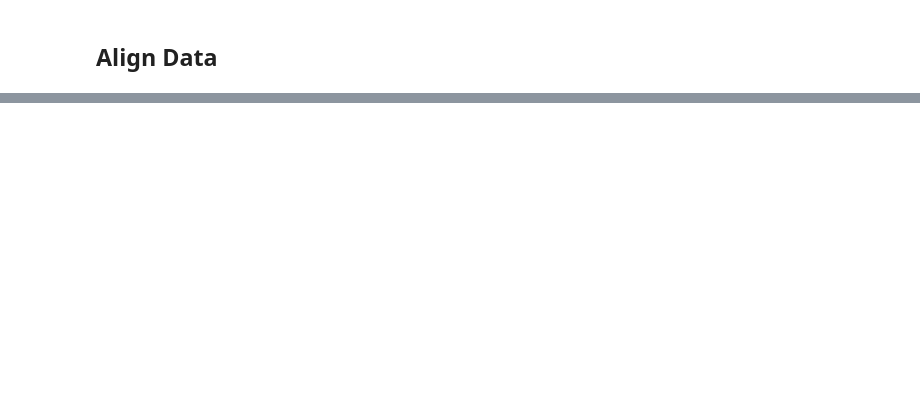
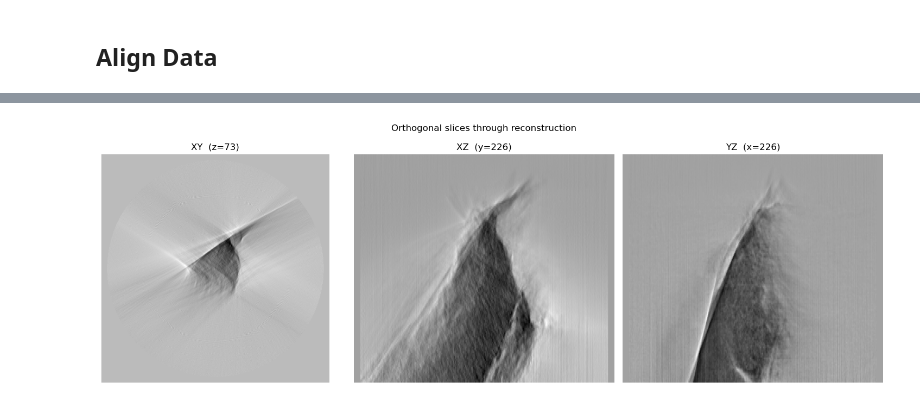
Before and after one commit to levijh1/TomoMono, a Jupyter notebook: test_taylor_alignment_methods_realData.ipynb, the cells around one changed output, grey strips where cells are left out. Cells and saved outputs as stored; diff of their text form; code cells hidden in the pictures; blank space fills up the shorter version.

```diff
--- a/test_taylor_alignment_methods_realData.ipynb
+++ b/test_taylor_alignment_methods_realData.ipynb
@@ -237,0 +276,5 @@ Sinogram consistency:
+# %%
+tomo.final_projections = tomo.workingProjections.copy()
+tomo.reconstruct(algorithm=recon_alg)
+print("\nGood Reconstruction after alignment with working projections")
+tomo.makeNotebookReconMovie()
@@ -237,0 +288,4 @@ Sinogram consistency:
+# %%
+tomo.displayReconOrthogonalSlices()
+# %% [output]
+[figure, added]
```
Also changed, not shown: parts of 13 cells of this notebook, 7 other files.
